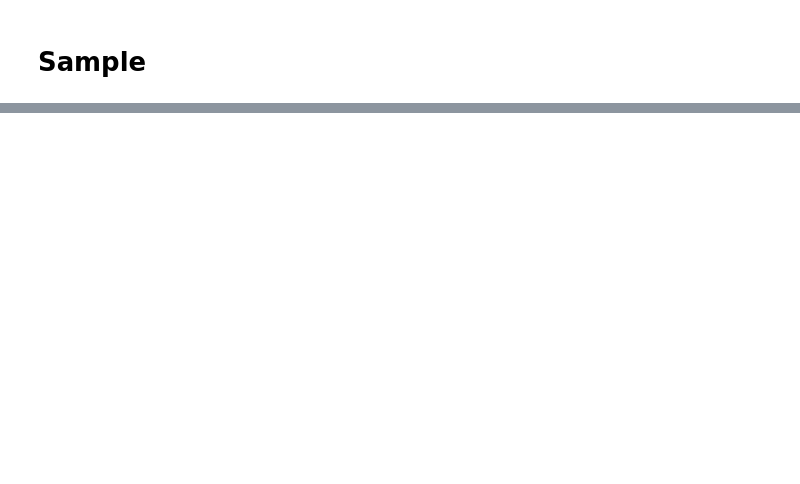
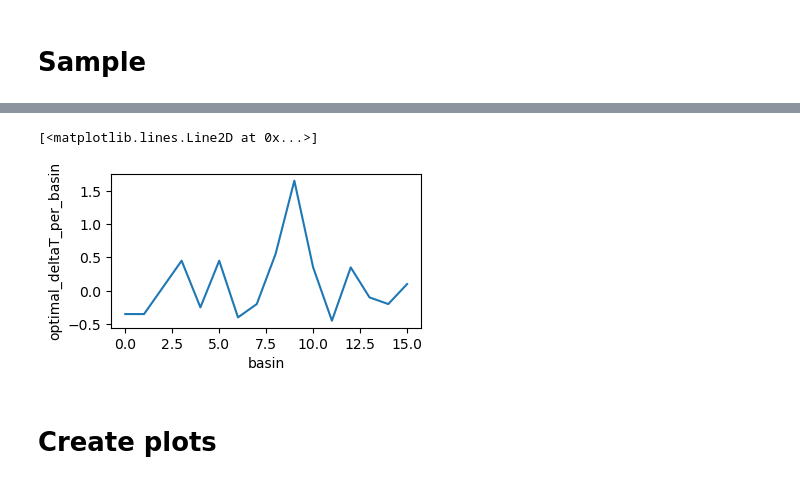
Before and after one commit to ismip/ismip7-antarctic-ocean-forcing, a Jupyter notebook: parameterisations/parameter_selection_quadratic_example.ipynb, the cells around one changed output, grey strips where cells are left out. Saved outputs shown, nothing was run; the diff lists cells and outputs as text; code cells hidden in the pictures; blank space fills up the shorter version.

```diff
--- a/parameterisations/parameter_selection_quadratic_example.ipynb
+++ b/parameterisations/parameter_selection_quadratic_example.ipynb
@@ -367,0 +333,2 @@ Corresponding deltaT values: [-0.7  -0.65 -0.35 -0.05 -1.45 -0.65 -0.85 -0.4  -0
+# %%
+K = 10e-5
@@ -367,0 +348,15 @@ Corresponding deltaT values: [-0.7  -0.65 -0.35 -0.05 -1.45 -0.65 -0.85 -0.4  -0
+# %%
+# Create deltaT corrections array
+deltaT = np.linspace(-2,3,101) # go up to 3 for melt sensitivity calculation
+
+# calculate melt rates for uniform deltaT
+members = []
+for dT in deltaT:
+    thermal_forcing = (tf_draft+dT).where(bed.floating_frac>0.5, np.nan)
+    ds = meltf.quadratic_mixed_slope(K, melt_factor, thermal_forcing, thermal_forcing, U_factor, np.arcsin(2.9e-3))*yearinsec
+    ds = ds.assign_coords(deltaT=dT)
+    members.append(ds)
+dT_ensemble = xr.concat(members, dim='deltaT', coords='minimal')
+# %%
+result_ds = optimise_deltaT(dT_ensemble, basins['basins'], reso, ice_density, MeltDataImbie)
+result_ds
@@ -367,0 +375,6 @@ Corresponding deltaT values: [-0.7  -0.65 -0.35 -0.05 -1.45 -0.65 -0.85 -0.4  -0
+# %%
+plt.figure(figsize=(4,2))
+result_ds.optimal_deltaT_per_basin.plot()
+# %% [output]
+[<matplotlib.lines.Line2D at 0x...>]
+[figure, added]
@@ -367,0 +420,2 @@ Corresponding deltaT values: [-0.7  -0.65 -0.35 -0.05 -1.45 -0.65 -0.85 -0.4  -0
+# %% [markdown]
+# Create plots
```
Also changed, not shown: parts of 51 cells of this notebook, 1 other file.
